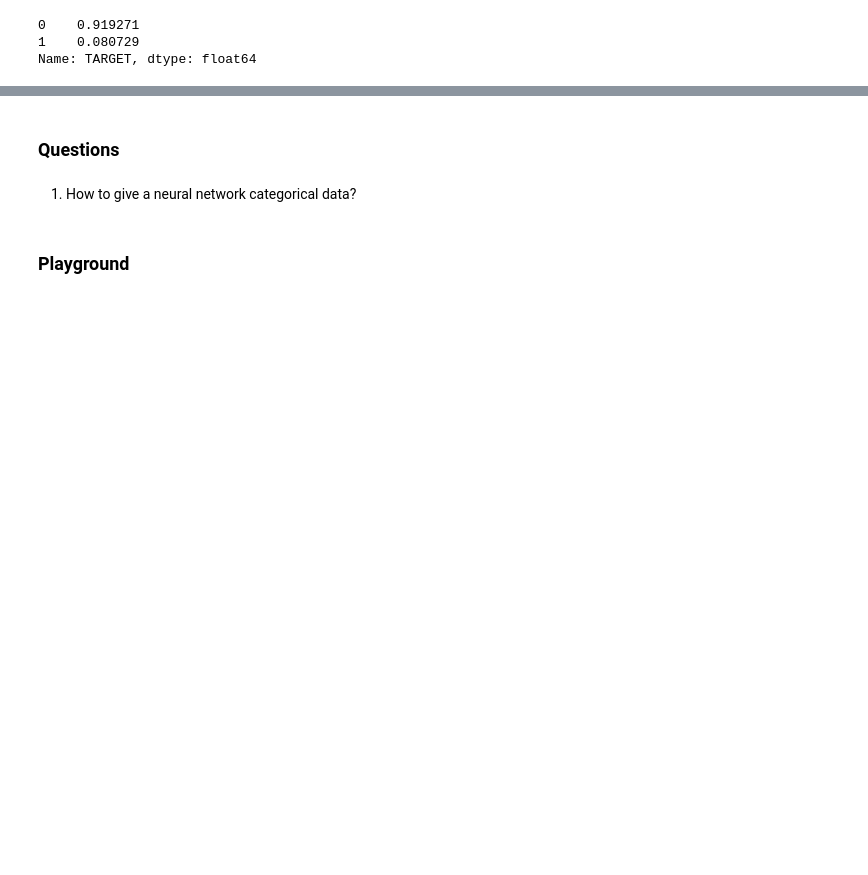
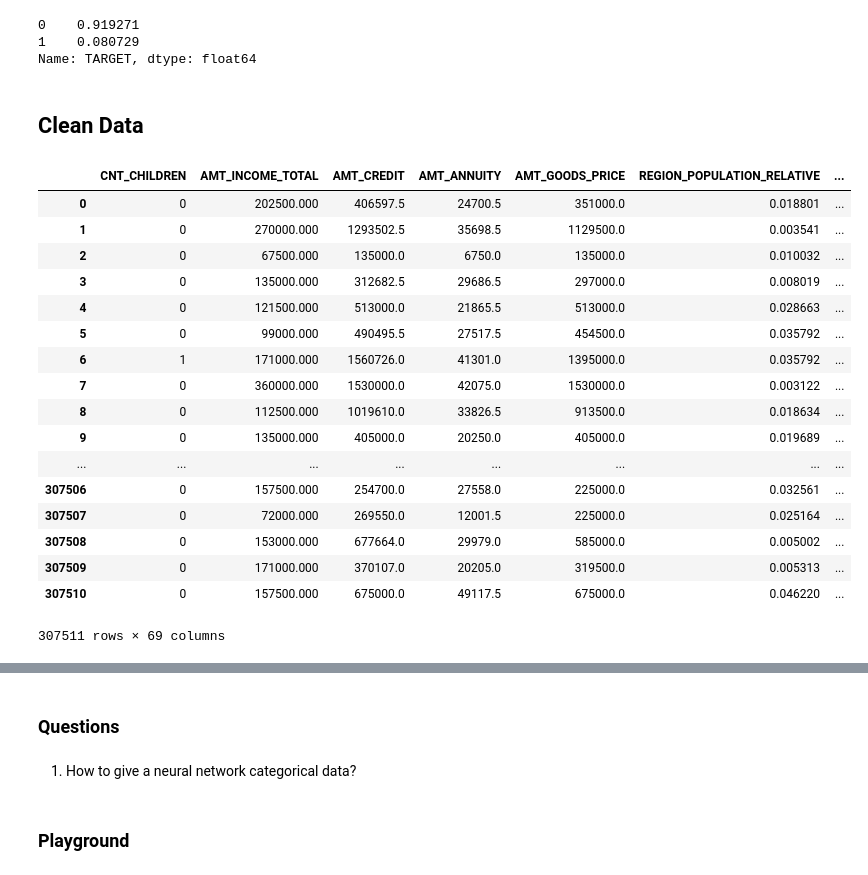
Before and after one commit to jtzupan/homeCredit, a Jupyter notebook: Explore.ipynb, the cells around one changed output, grey strips where cells are left out. Cells and saved outputs as stored; diff of their text form; code cells hidden in the pictures; blank space fills up the shorter version.

Commit message:
preparing data for baseline model

```diff
--- a/Explore.ipynb
+++ b/Explore.ipynb
@@ -169,0 +51,2 @@ categoricalColumns = [
+# %% [markdown]
+## Clean Data
@@ -170,3 +55,27 @@ categoricalColumns = [
+# %%
+categoricalColumns = categoricalColumns()
+numericalColumns = numericalColumns()
+# %%
+applicationDF[numericalColumns]
+# %% [output]
+|  | CNT_CHILDREN | AMT_INCOME_TOTAL | AMT_CREDIT | AMT_ANNUITY | AMT_GOODS_PRICE | REGION_POPULATION_RELATIVE | ... |
+| 0 | 0 | 202500.000 | 406597.5 | 24700.5 | 351000.0 | 0.018801 | ... |
+| 1 | 0 | 270000.000 | 1293502.5 | 35698.5 | 1129500.0 | 0.003541 | ... |
+| 2 | 0 | 67500.000 | 135000.0 | 6750.0 | 135000.0 | 0.010032 | ... |
+| 3 | 0 | 135000.000 | 312682.5 | 29686.5 | 297000.0 | 0.008019 | ... |
+| 4 | 0 | 121500.000 | 513000.0 | 21865.5 | 513000.0 | 0.028663 | ... |
+| 5 | 0 | 99000.000 | 490495.5 | 27517.5 | 454500.0 | 0.035792 | ... |
+| 6 | 1 | 171000.000 | 1560726.0 | 41301.0 | 1395000.0 | 0.035792 | ... |
+| 7 | 0 | 360000.000 | 1530000.0 | 42075.0 | 1530000.0 | 0.003122 | ... |
+| 8 | 0 | 112500.000 | 1019610.0 | 33826.5 | 913500.0 | 0.018634 | ... |
+| 9 | 0 | 135000.000 | 405000.0 | 20250.0 | 405000.0 | 0.019689 | ... |
+| ... | ... | ... | ... | ... | ... | ... | ... |
+| 307506 | 0 | 157500.000 | 254700.0 | 27558.0 | 225000.0 | 0.032561 | ... |
+| 307507 | 0 | 72000.000 | 269550.0 | 12001.5 | 225000.0 | 0.025164 | ... |
+| 307508 | 0 | 153000.000 | 677664.0 | 29979.0 | 585000.0 | 0.005002 | ... |
+| 307509 | 0 | 171000.000 | 370107.0 | 20205.0 | 319500.0 | 0.005313 | ... |
+| 307510 | 0 | 157500.000 | 675000.0 | 49117.5 | 675000.0 | 0.046220 | ... |
+307511 rows × 69 columns
 # %%
 # create matrix of missing values
 # only keep the column if it has missing values
```
Also changed, not shown: parts of 22 cells of this notebook, 2 other files.
